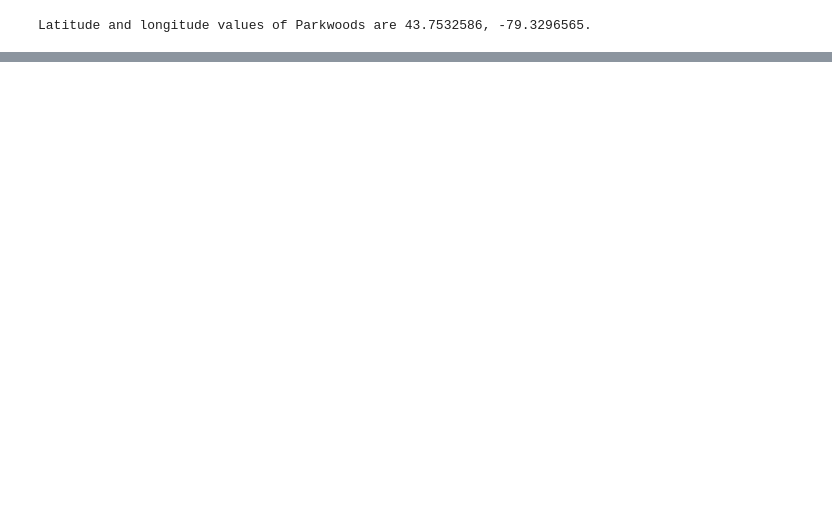
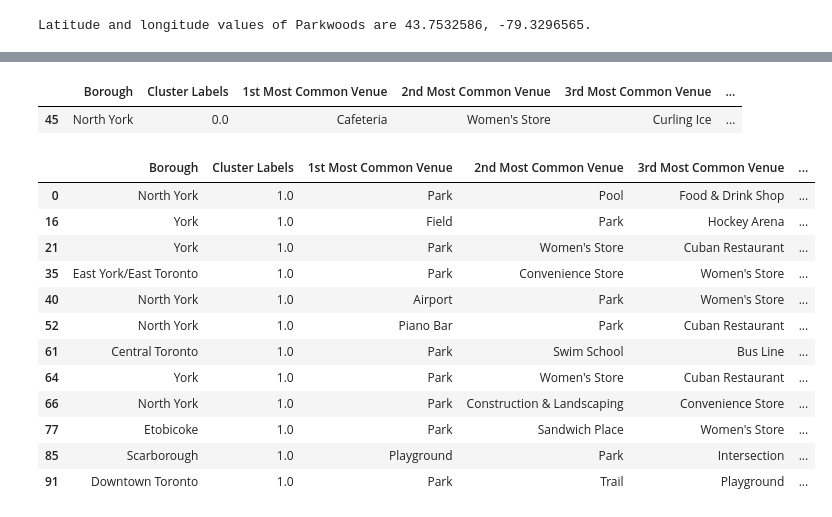
Before and after one commit to z-scientist-ai/Coursera_Capstone, a Jupyter notebook: explore and cluster the neighborhoods in Toronto.ipynb, the cells around one changed output, grey strips where cells are left out. Cells and saved outputs as stored; diff of their text form; code cells hidden in the pictures; blank space fills up the shorter version.

```diff
--- a/explore and cluster the neighborhoods in Toronto.ipynb
+++ b/explore and cluster the neighborhoods in Toronto.ipynb
@@ -364,0 +524,9 @@ KeyError: 'groups'
+# %%
+# set number of clusters
+k_num_clusters = 5
+
+toronto_grouped_clustering = toronto_grouped.drop('Neighborhood', 1)
+
+# run k-means clustering
+kmeans = KMeans(n_clusters=k_num_clusters, random_state=0).fit(toronto_grouped_clustering)
+kmeans
@@ -364,0 +543,8 @@ KeyError: 'groups'
+# %%
+neighborhoods_venues_sorted.insert(0, 'Cluster Labels', kmeans.labels_)
+# %%
+toronto_merged = combined_data
+
+toronto_merged = toronto_merged.join(neighborhoods_venues_sorted.set_index('Neighborhood'), on='Neighborhood')
+
+toronto_merged.head()
@@ -364,0 +558,2 @@ KeyError: 'groups'
+# %%
+toronto_merged_nonan = toronto_merged.dropna(subset=['Cluster Labels'])
@@ -364,0 +588,21 @@ KeyError: 'groups'
+# %%
+toronto_merged_nonan.loc[toronto_merged_nonan['Cluster Labels'] == 0, toronto_merged_nonan.columns[[1] + list(range(5, toronto_merged_nonan.shape[1]))]]
+# %% [output]
+|  | Borough | Cluster Labels | 1st Most Common Venue | 2nd Most Common Venue | 3rd Most Common Venue | ... |
+| 45 | North York | 0.0 | Cafeteria | Women's Store | Curling Ice | ... |
+# %%
+toronto_merged_nonan.loc[toronto_merged_nonan['Cluster Labels'] == 1, toronto_merged_nonan.columns[[1] + list(range(5, toronto_merged_nonan.shape[1]))]]
+# %% [output]
+|  | Borough | Cluster Labels | 1st Most Common Venue | 2nd Most Common Venue | 3rd Most Common Venue | ... |
+| 0 | North York | 1.0 | Park | Pool | Food & Drink Shop | ... |
+| 16 | York | 1.0 | Field | Park | Hockey Arena | ... |
+| 21 | York | 1.0 | Park | Women's Store | Cuban Restaurant | ... |
+| 35 | East York/East Toronto | 1.0 | Park | Convenience Store | Women's Store | ... |
+| 40 | North York | 1.0 | Airport | Park | Women's Store | ... |
+| 52 | North York | 1.0 | Piano Bar | Park | Cuban Restaurant | ... |
+| 61 | Central Toronto | 1.0 | Park | Swim School | Bus Line | ... |
+| 64 | York | 1.0 | Park | Women's Store | Cuban Restaurant | ... |
+| 66 | North York | 1.0 | Park | Construction & Landscaping | Convenience Store | ... |
+| 77 | Etobicoke | 1.0 | Park | Sandwich Place | Women's Store | ... |
+| 85 | Scarborough | 1.0 | Playground | Park | Intersection | ... |
+| 91 | Downtown Toronto | 1.0 | Park | Trail | Playground | ... |
```
Also changed, not shown: parts of 26 cells of this notebook.
